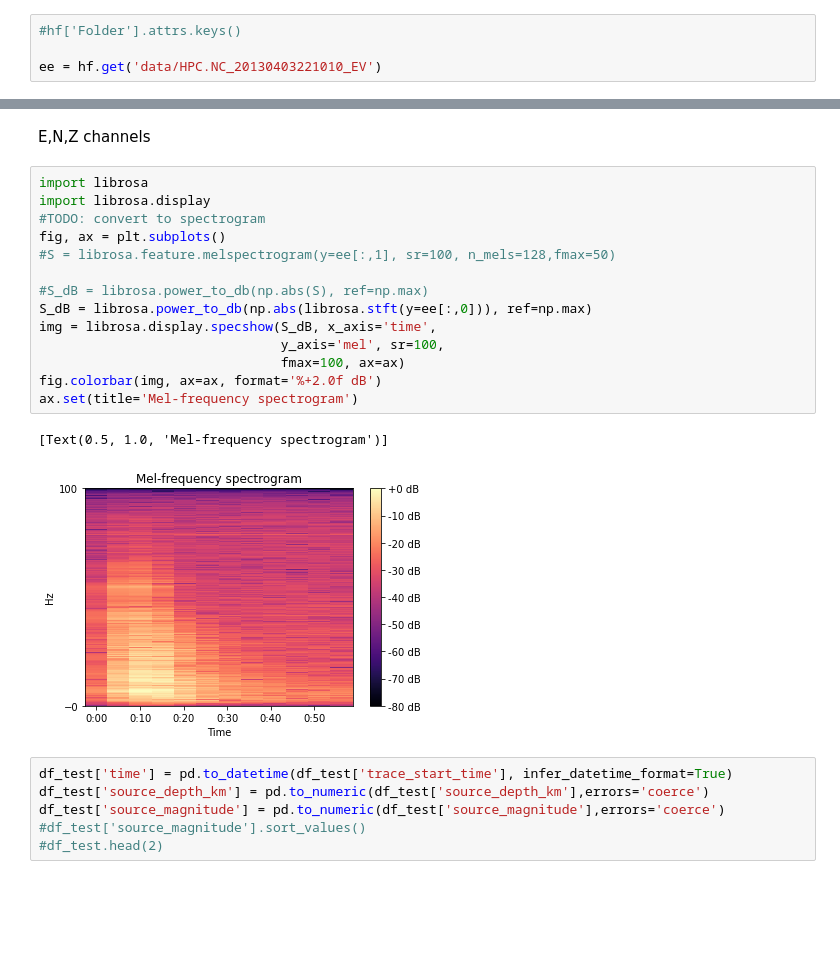
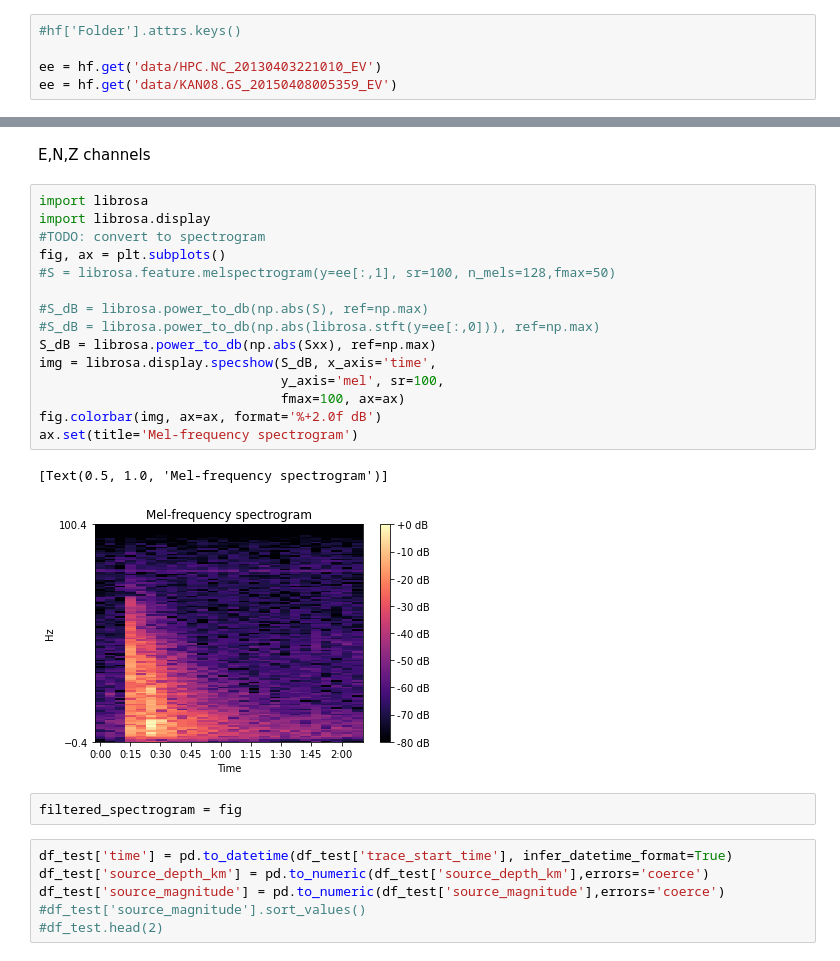
Before and after one commit to doromboziandras32/Earthquake-visualization, a Jupyter notebook: Plot_test_map_mapbox.ipynb, the cells around one changed output, grey strips where cells are left out. Saved outputs shown, nothing was run; the diff lists cells and outputs as text; blank space fills up the shorter version.

Commit message:
spectrogram showing fixed

```diff
--- a/Plot_test_map_mapbox.ipynb
+++ b/Plot_test_map_mapbox.ipynb
@@ -20,6 +30,7 @@ hf = h5py.File('chunk5.hdf5', 'r', libver='earliest')
 #hf['Folder'].attrs.keys()
 
 ee = hf.get('data/HPC.NC_20130403221010_EV')
+ee = hf.get('data/KAN08.GS_20150408005359_EV')
 # %%
 ee.attrs.keys()
 # %% [output]
@@ -162,20 +214,23 @@ E,N,Z channels
 # %%
 import librosa
 import librosa.display
 #TODO: convert to spectrogram
 fig, ax = plt.subplots()
 #S = librosa.feature.melspectrogram(y=ee[:,1], sr=100, n_mels=128,fmax=50)
 
 #S_dB = librosa.power_to_db(np.abs(S), ref=np.max)
-S_dB = librosa.power_to_db(np.abs(librosa.stft(y=ee[:,0])), ref=np.max)
+#S_dB = librosa.power_to_db(np.abs(librosa.stft(y=ee[:,0])), ref=np.max)
+S_dB = librosa.power_to_db(np.abs(Sxx), ref=np.max)
 img = librosa.display.specshow(S_dB, x_axis='time',
                                y_axis='mel', sr=100,
                                fmax=100, ax=ax)
 fig.colorbar(img, ax=ax, format='%+2.0f dB')
 ax.set(title='Mel-frequency spectrogram')
 # %% [output]
 [Text(0.5, 1.0, 'Mel-frequency spectrogram')]
-[figure, old version]
+[figure, new version]
+# %%
+filtered_spectrogram = fig
 # %%
 df_test['time'] = pd.to_datetime(df_test['trace_start_time'], infer_datetime_format=True)
 df_test['source_depth_km'] = pd.to_numeric(df_test['source_depth_km'],errors='coerce')
```
Also changed, not shown: parts of 14 cells of this notebook, 4 other files.
